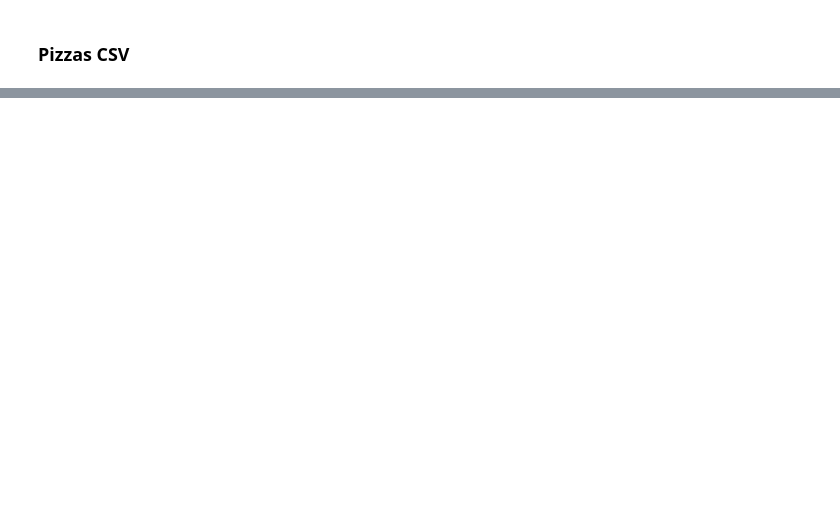
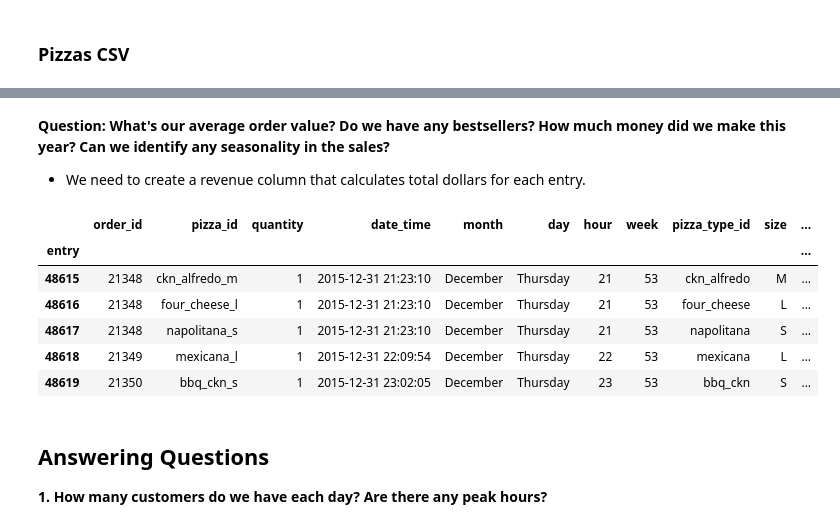
Before and after one commit to aaron-ardell/pizza_challenge, a Jupyter notebook: pizza_etl.ipynb, the cells around one changed output, grey strips where cells are left out. Drawn from its saved outputs; the diff is of its cells as text; code cells hidden in the pictures; blank space fills up the shorter version.

Commit message:
Updating notebook, worked through to first question

```diff
--- a/pizza_etl.ipynb
+++ b/pizza_etl.ipynb
@@ -551,0 +359,3 @@ combined_pizza_order_df.to_csv('combined_pizza_order.csv', index=False)
+# %%
+pizza_types['name'] = pizza_types['name'].str.replace(pat = 'Pizza', repl = '')
+pizza_types['name'].unique()
@@ -551,0 +379,8 @@ combined_pizza_order_df.to_csv('combined_pizza_order.csv', index=False)
+# %%
+# Orders DF matches Order_details DF on 'order_id' column.
+vis_pizza = order_details.merge(right = orders, how = 'inner', on = 'order_id')
+# Adding Pizzas DF, key is 'pizza_id' from Order_details DF.
+vis_pizza = vis_pizza.merge(right = pizzas, how = 'left', on = 'pizza_id')
+# Adding Pizza_types DF matching 'pizza_type_id' from Pizzas DF.
+vis_pizza = vis_pizza.merge(right = pizza_types, how = 'left', on = 'pizza_type_id')
+vis_pizza.tail()
@@ -551,0 +394,20 @@ combined_pizza_order_df.to_csv('combined_pizza_order.csv', index=False)
+# %%
+vis_pizza.index.names = ['entry']
+# %% [markdown]
+__Question: What's our average order value? Do we have any bestsellers? How much money did we make this year? Can we identify any seasonality in the sales?__
+- We need to create a revenue column that calculates total dollars for each entry.
+# %%
+vis_pizza['revenue'] = vis_pizza['quantity']*vis_pizza['price']
+# %%
+vis_pizza.tail()
+# %% [output]
+|  | order_id | pizza_id | quantity | date_time | month | day | hour | week | pizza_type_id | size | ... |
+| entry |  |  |  |  |  |  |  |  |  |  | ... |
+| 48615 | 21348 | ckn_alfredo_m | 1 | 2015-12-31 21:23:10 | December | Thursday | 21 | 53 | ckn_alfredo | M | ... |
+| 48616 | 21348 | four_cheese_l | 1 | 2015-12-31 21:23:10 | December | Thursday | 21 | 53 | four_cheese | L | ... |
+| 48617 | 21348 | napolitana_s | 1 | 2015-12-31 21:23:10 | December | Thursday | 21 | 53 | napolitana | S | ... |
+| 48618 | 21349 | mexicana_l | 1 | 2015-12-31 22:09:54 | December | Thursday | 22 | 53 | mexicana | L | ... |
+| 48619 | 21350 | bbq_ckn_s | 1 | 2015-12-31 23:02:05 | December | Thursday | 23 | 53 | bbq_ckn | S | ... |
+# %% [markdown]
+## Answering Questions
+__1. How many customers do we have each day? Are there any peak hours?__
```
Also changed, not shown: parts of 64 cells of this notebook.
